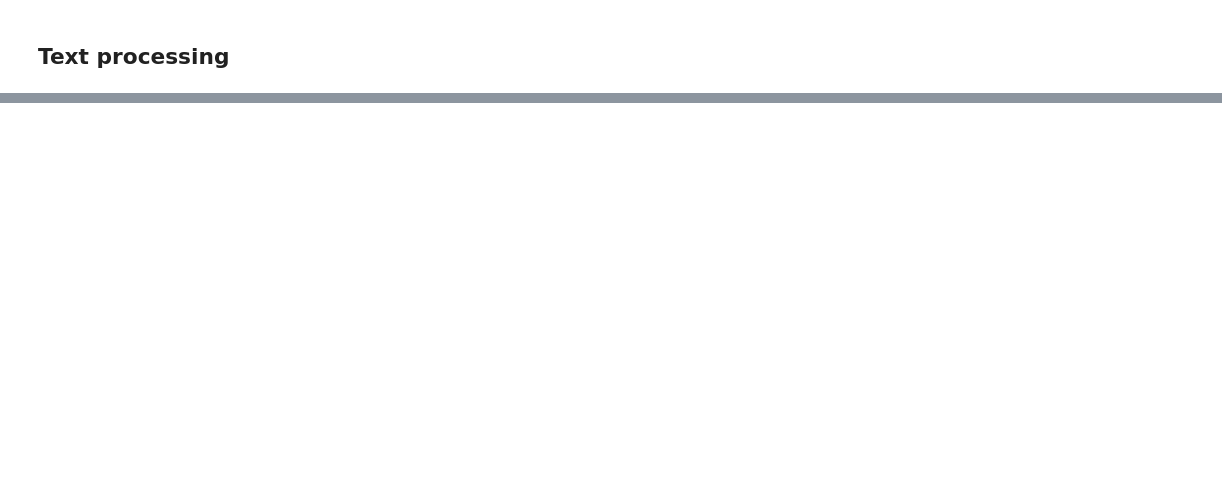
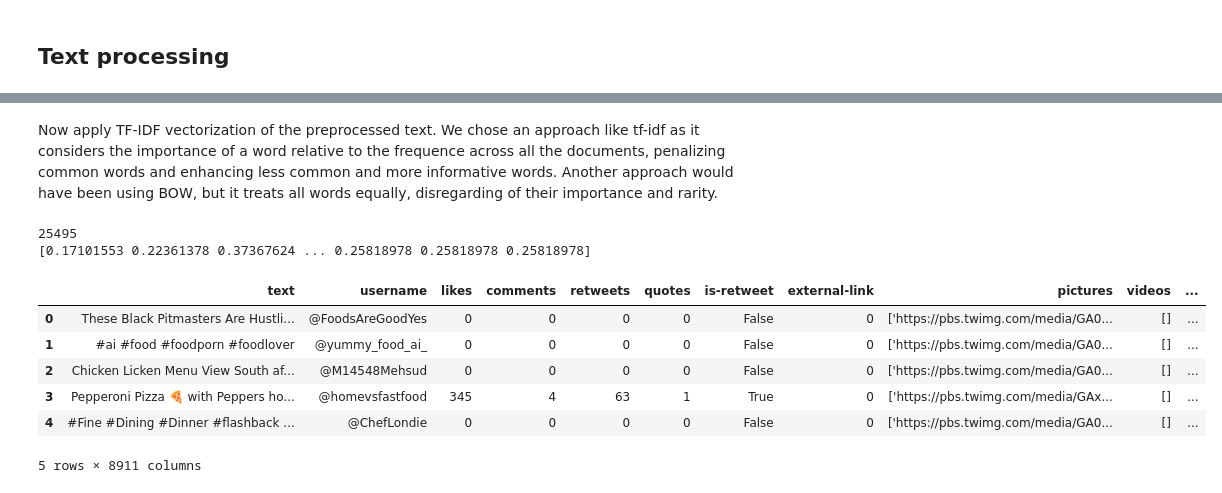
Before and after one commit to giuliofantuzzi/ML-final-project, a Jupyter notebook: code/data-preparation/text_analysis.ipynb, the cells around one changed output, grey strips where cells are left out. Cells and saved outputs as stored; diff of their text form; code cells hidden in the pictures; blank space fills up the shorter version.

```diff
--- a/code/data-preparation/text_analysis.ipynb
+++ b/code/data-preparation/text_analysis.ipynb
@@ -31,7 +33,7 @@ Function to replace eventual emojis
 def replace_emojis(text):
     return emoji.demojize(text)
 
-data['text']= data['text'].apply(replace_emojis)
+data['processed text']= data['text'].apply(replace_emojis)
 data.head(5)
 # %% [output]
 |  | text | username | likes | comments | retweets | quotes | is-retweet | external-link | pictures | videos | ... |
@@ -44,0 +49,17 @@ data.head(5)
+# %%
+stop_words = set(stopwords.words('english'))
+stemmer = PorterStemmer()
+
+def clean_text(text):
+    text = text.lower()
+    text = re.sub(r'[^\w\s]', '', text)  # remove punctuations
+    text = re.sub(r'\d+', '', text)     # remove digits
+    words = text.split()
+    words = [word for word in words if word not in stop_words]
+    words = [stemmer.stem(word) for word in words]
+    proc_text = " ".join(words)
+    return proc_text
+
+data['processed text'] = data['processed text'].apply(clean_text)
+print(data['processed text'][0:5])
+data.head(5)
@@ -44,0 +79,3 @@ data.head(5)
+# %% [markdown]
+Now apply TF-IDF vectorization of the preprocessed text. We chose an approach like tf-idf as it considers the importance of a word relative to the frequence across all the documents, penalizing common words and enhancing less common and more informative words.
+Another approach would have been using BOW, but it treats all words equally, disregarding of their importance and rarity.
@@ -44,0 +110,33 @@ data.head(5)
+# %%
+# label encoding
+# max_df will be set with regard of the best parameter found in the previous step
+vectorizer = TfidfVectorizer(max_df=0.80) # ignore terms that appear in more than 80% of the documents
+dtm = vectorizer.fit_transform(data['processed text'])
+# DTM is a document-term matrix with shape (n_samples, n_features) having as rows the documents and as columns the terms learned as vocabulary
+# The value of each cell is the tf-idf score
+
+# Convert sparse matrix to dense matrix
+dense_matrix = dtm.toarray()
+
+# Display non-zero elements
+non_zero_elements = dense_matrix[dense_matrix != 0]
+print(len(non_zero_elements))
+print(non_zero_elements)
+
+# Convert the DTM to a dataframe
+dtm_df = pd.DataFrame(dtm.toarray(), columns=vectorizer.get_feature_names_out())
+
+# Merge the two dataframes
+data = pd.concat([data, dtm_df], axis=1)
+data.fillna(0, inplace=True)
+data.head(5)
+# %% [output]
+25495
+[0.17101553 0.22361378 0.37367624 ... 0.25818978 0.25818978 0.25818978]
+|  | text | username | likes | comments | retweets | quotes | is-retweet | external-link | pictures | videos | ... |
+| 0 | These Black Pitmasters Are Hustli... | @FoodsAreGoodYes | 0 | 0 | 0 | 0 | False | 0 | ['https://pbs.twimg.com/media/GA0... | [] | ... |
+| 1 | #ai #food #foodporn #foodlover | @yummy_food_ai_ | 0 | 0 | 0 | 0 | False | 0 | ['https://pbs.twimg.com/media/GA0... | [] | ... |
+| 2 | Chicken Licken Menu View South af... | @M14548Mehsud | 0 | 0 | 0 | 0 | False | 0 | ['https://pbs.twimg.com/media/GA0... | [] | ... |
+| 3 | Pepperoni Pizza 🍕 with Peppers ho... | @homevsfastfood | 345 | 4 | 63 | 1 | True | 0 | ['https://pbs.twimg.com/media/GAx... | [] | ... |
+| 4 | #Fine #Dining #Dinner #flashback ... | @ChefLondie | 0 | 0 | 0 | 0 | False | 0 | ['https://pbs.twimg.com/media/GA0... | [] | ... |
+5 rows × 8911 columns
```
Also changed, not shown: parts of 5 cells of this notebook.
